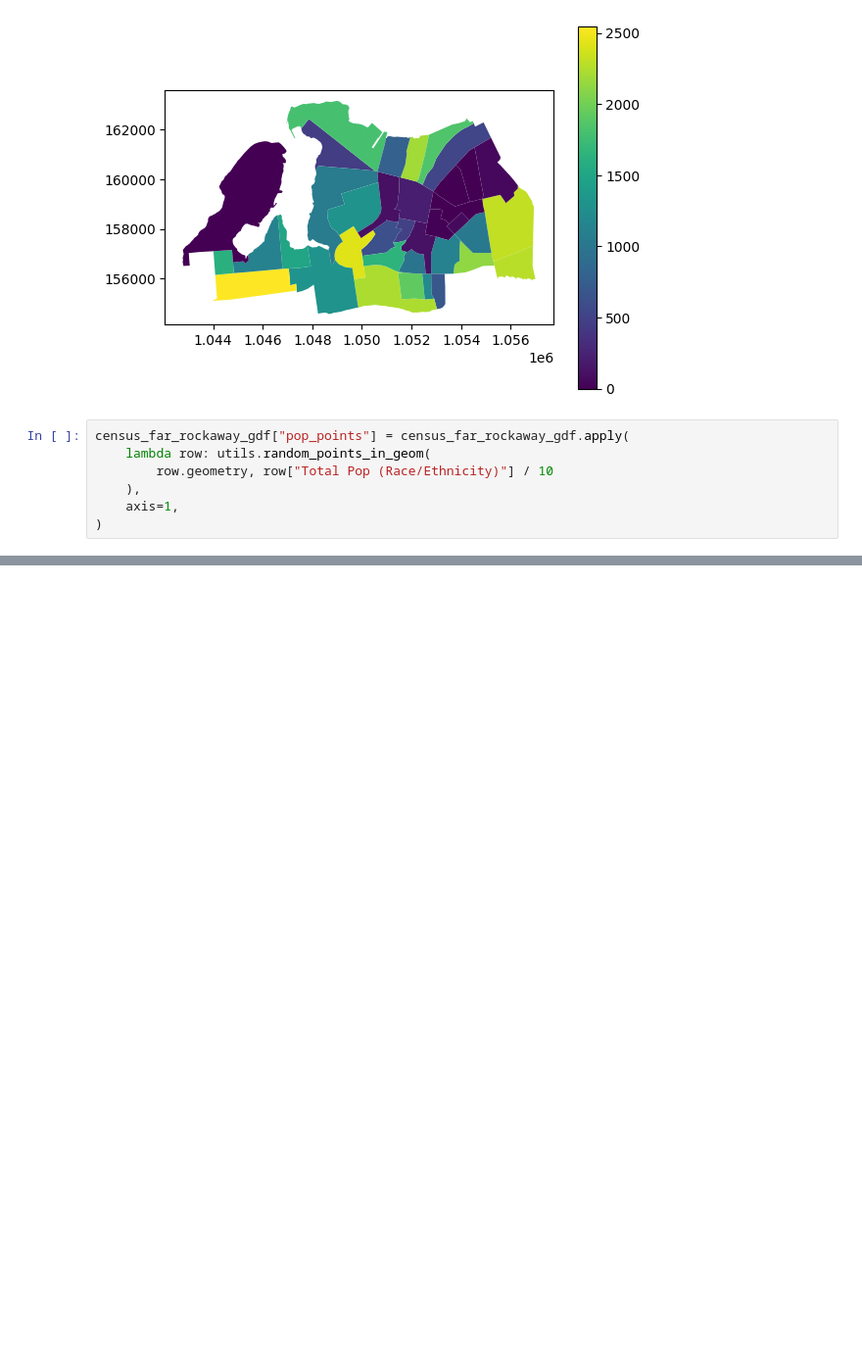
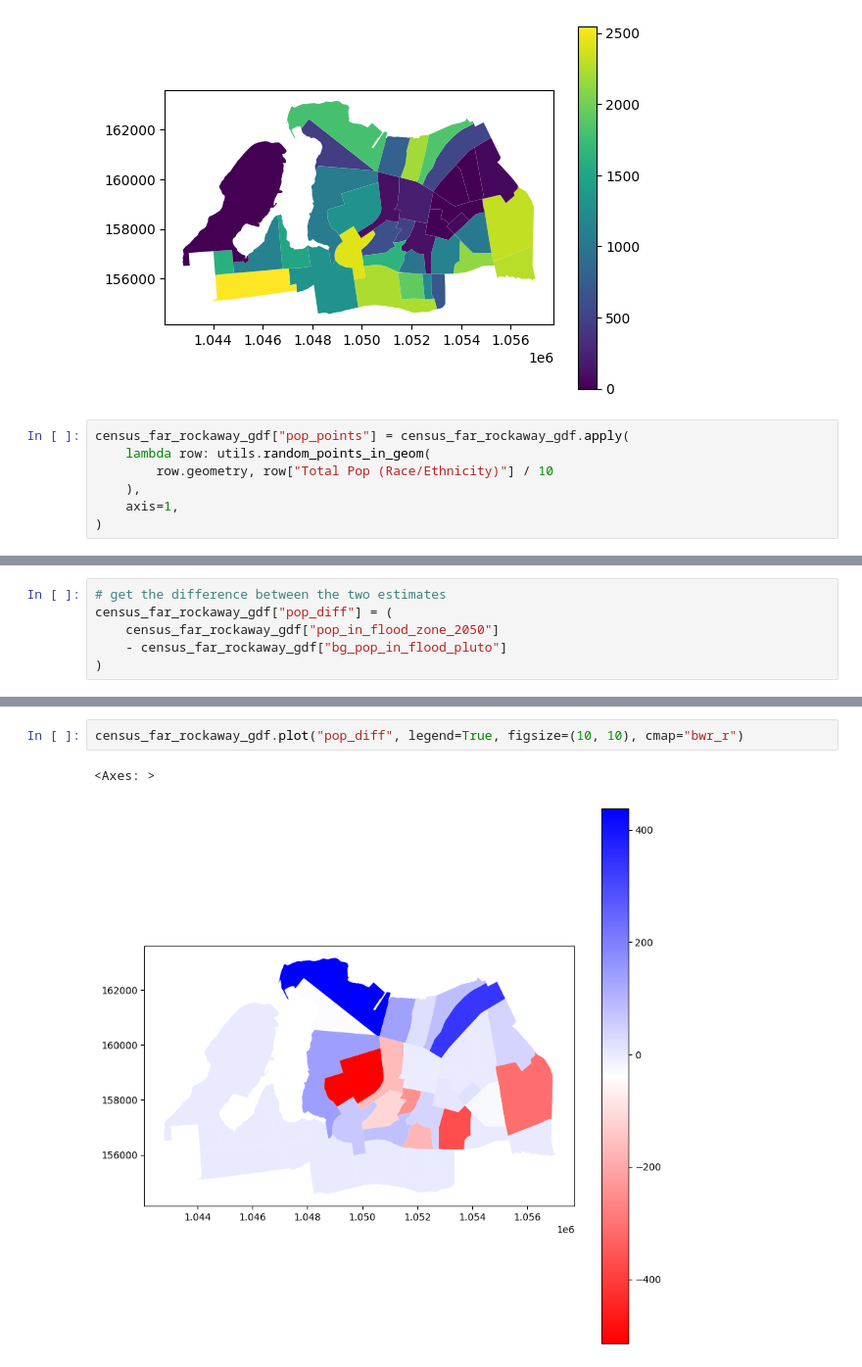
Before and after one commit to mapping-systems/cdp-mapping-systems, a Jupyter notebook: content/Tutorials/flood_vulnerability_proportional_split.ipynb, the cells around one changed output, grey strips where cells are left out. Shown at 98% size. Drawn from its saved outputs; the diff is of its cells as text; blank space fills up the shorter version.

```diff
--- a/content/Tutorials/flood_vulnerability_proportional_split.ipynb
+++ b/content/Tutorials/flood_vulnerability_proportional_split.ipynb
@@ -148,0 +252,6 @@ Text(0.5, 1.0, 'Randomly distributed population points in Far Rockaway')
+# %%
+# get the difference between the two estimates
+census_far_rockaway_gdf["pop_diff"] = (
+    census_far_rockaway_gdf["pop_in_flood_zone_2050"]
+    - census_far_rockaway_gdf["bg_pop_in_flood_pluto"]
+)
@@ -148,0 +260,5 @@ Text(0.5, 1.0, 'Randomly distributed population points in Far Rockaway')
+# %%
+census_far_rockaway_gdf.plot("pop_diff", legend=True, figsize=(10, 10), cmap="bwr_r")
+# %% [output]
+<Axes: >
+[figure, added]
```
Also changed, not shown: parts of 15 cells of this notebook.
